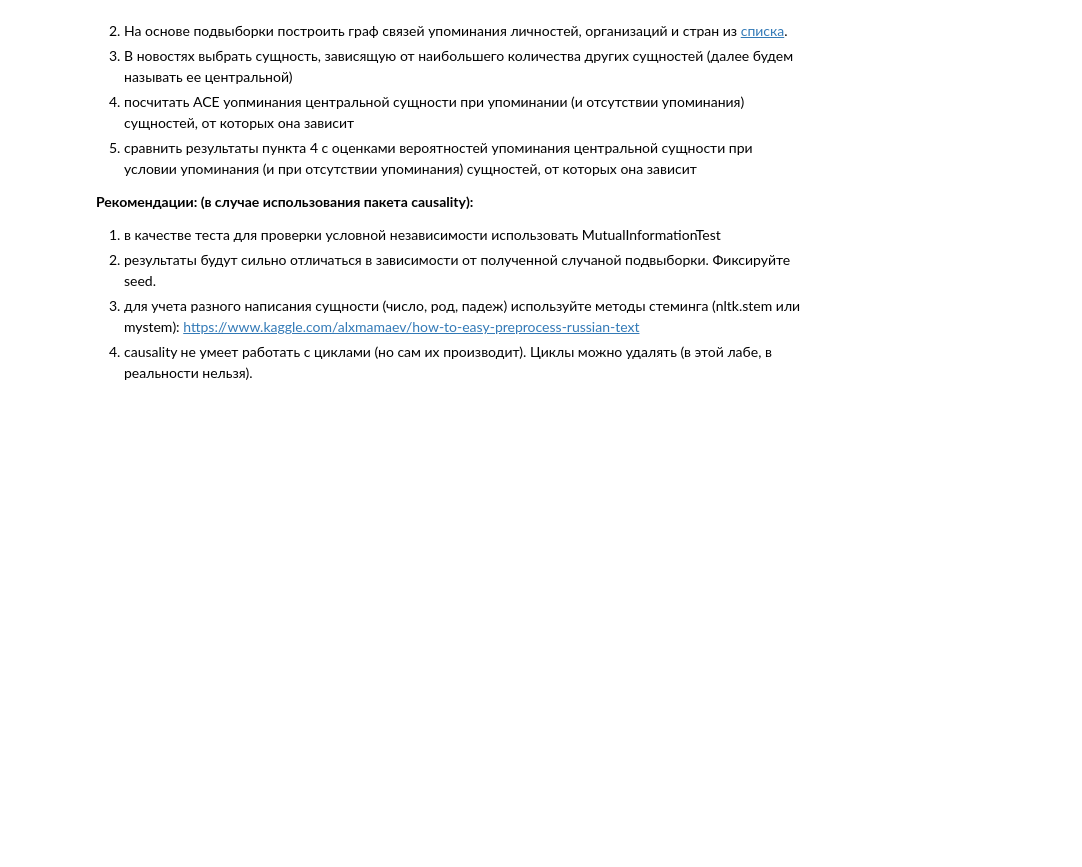
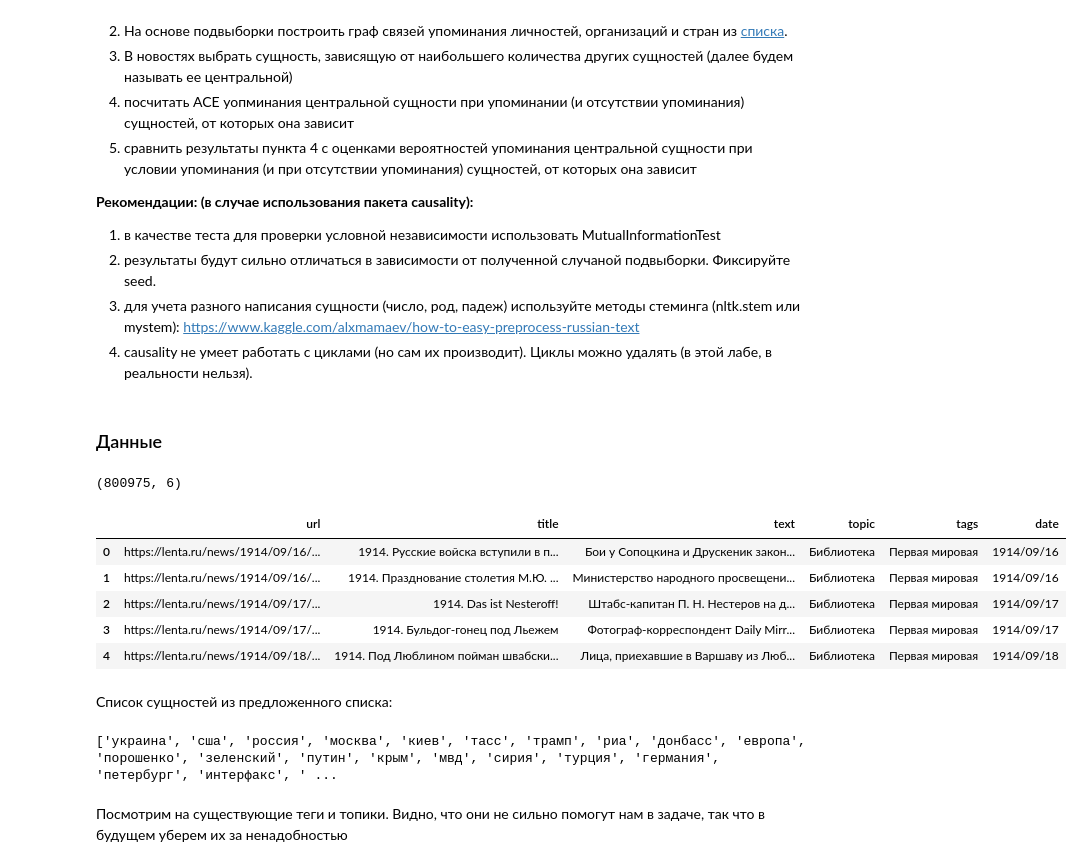
Before and after one commit to MatveyMor/psad-2020, a Jupyter notebook: lab/lab2/1_4_severilov.ipynb, the cells around one changed output. Cells and saved outputs as stored; diff of their text form; code cells hidden in the pictures; blank space fills up the shorter version.

```diff
--- a/lab/lab2/1_4_severilov.ipynb
+++ b/lab/lab2/1_4_severilov.ipynb
@@ -15,6 +15,8 @@
 3. для учета разного написания сущности (число, род, падеж) используйте методы стеминга (nltk.stem или mystem):
 https://www.kaggle.com/alxmamaev/how-to-easy-preprocess-russian-text
 4. causality не умеет работать с циклами (но сам их производит). Циклы можно удалять (в этой лабе, в реальности нельзя).
+# %% [markdown]
+### Данные
 # %%
 import numpy as np
 import pandas as pd
@@ -35,3 +39,28 @@ from causality.inference.independence_tests import MutualInformationTest
 # %%
 datapath = './lenta-ru-news.csv'
-data = pd.read_csv(datapath)
+data = pd.read_csv(datapath, low_memory=False)
+print(data.shape)
+data.head()
+# %% [output]
+(800975, 6)
+|  | url | title | text | topic | tags | date |
+| 0 | https://lenta.ru/news/1914/09/16/... | 1914. Русские войска вступили в п... | Бои у Сопоцкина и Друскеник закон... | Библиотека | Первая мировая | 1914/09/16 |
+| 1 | https://lenta.ru/news/1914/09/16/... | 1914. Празднование столетия М.Ю. ... | Министерство народного просвещени... | Библиотека | Первая мировая | 1914/09/16 |
+| 2 | https://lenta.ru/news/1914/09/17/... | 1914. Das ist Nesteroff! | Штабс-капитан П. Н. Нестеров на д... | Библиотека | Первая мировая | 1914/09/17 |
+| 3 | https://lenta.ru/news/1914/09/17/... | 1914. Бульдог-гонец под Льежем | Фотограф-корреспондент Daily Mirr... | Библиотека | Первая мировая | 1914/09/17 |
+| 4 | https://lenta.ru/news/1914/09/18/... | 1914. Под Люблином пойман швабски... | Лица, приехавшие в Варшаву из Люб... | Библиотека | Первая мировая | 1914/09/18 |
+# %% [markdown]
+Список сущностей из предложенного списка:
+# %%
+entities_set = []
+with open('./entities.txt') as fp:
+    line = fp.readline()
+    while line:
+        entities_set.append(line.rstrip('\n'))
+        line = fp.readline()
+
+print(entities_set)
+# %% [output]
+['украина', 'сша', 'россия', 'москва', 'киев', 'тасс', 'трамп', 'риа', 'донбасс', 'европа', 'порошенко', 'зеленский', 'путин', 'крым', 'мвд', 'сирия', 'турция', 'германия', 'петербург', 'интерфакс', ' ...
+# %% [markdown]
+Посмотрим на существующие теги и топики. Видно, что они не сильно помогут нам в задаче, так что в будущем уберем их за ненадобностью
```
Also changed, not shown: parts of 36 cells of this notebook.
